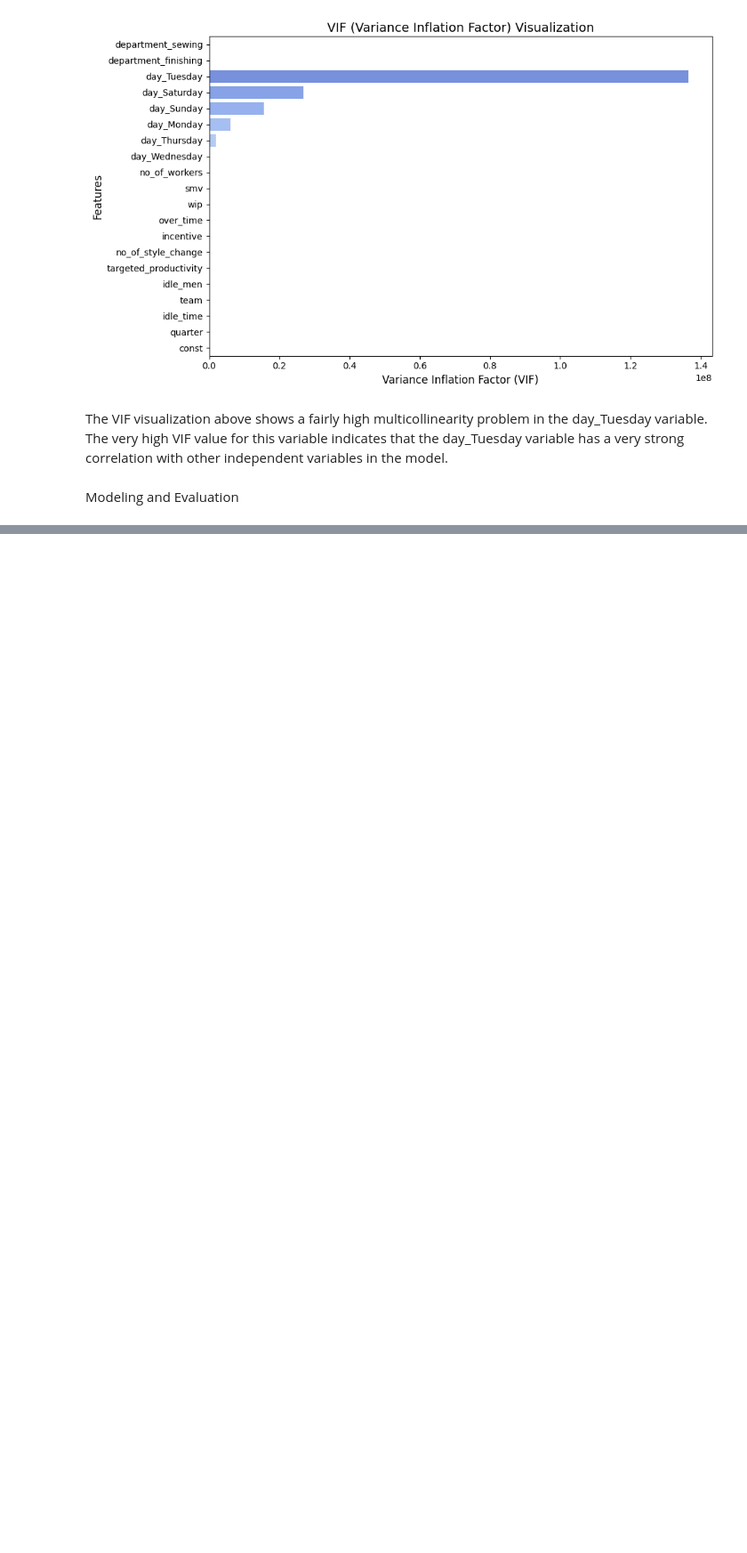
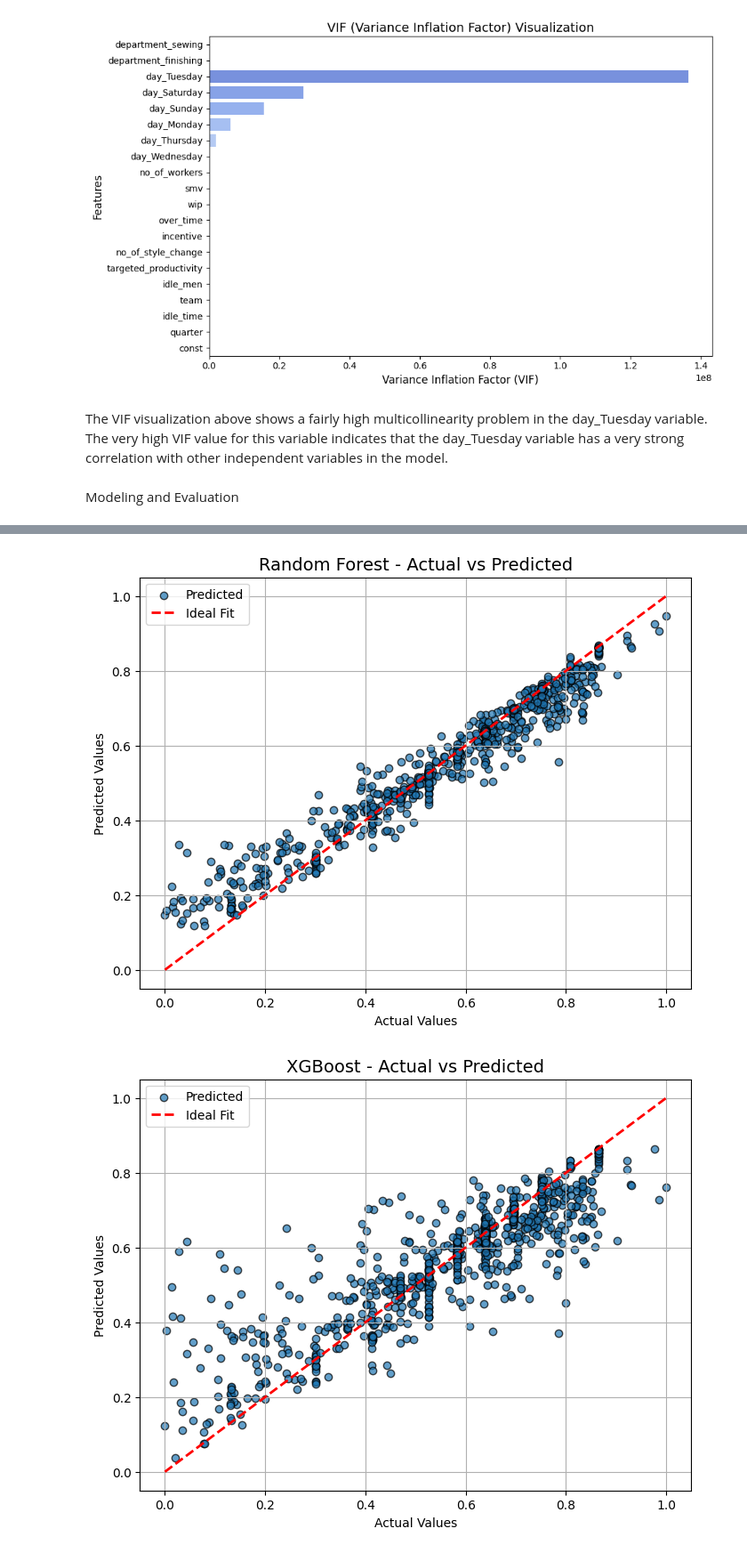
Before and after one commit to bagassarendra/GarmentWorkerProductivity-CapstoneProject, a Jupyter notebook: CapstoneProject.ipynb, the cells around one changed output, grey strips where cells are left out. Shown at 89% size. Saved outputs shown, nothing was run; the diff lists cells and outputs as text; code cells hidden in the pictures; blank space fills up the shorter version.

Commit message:
Modeling and Evaluation: Using 10 Different Algorithms, Hyperparameter Tuning Using GridSearchCV

```diff
--- a/CapstoneProject.ipynb
+++ b/CapstoneProject.ipynb
@@ -725,3 +727,15 @@ Passing `palette` without assigning `hue` is deprecated and will be removed in v
 The VIF visualization above shows a fairly high multicollinearity problem in the day_Tuesday variable. The very high VIF value for this variable indicates that the day_Tuesday variable has a very strong correlation with other independent variables in the model.
 # %% [markdown]
 Modeling and Evaluation
+# %%
+X = data.drop('actual_productivity', axis=1)
+y = data['actual_productivity']
+# %%
+X_train, X_test, y_train, y_test = train_test_split(X, y, test_size=0.25, random_state=42)
+# %%
+scaler = StandardScaler()
+X_train_scaled = scaler.fit_transform(X_train)
+X_test_scaled = scaler.transform(X_test)
+# %%
+def smape(y_true, y_pred):
+    return 100 * np.mean(2 * np.abs(y_pred - y_true) / (np.abs(y_true) + np.abs(y_pred)))
@@ -727,0 +858,33 @@ Modeling and Evaluation
+# %%
+def plot_scatter(y_actual, y_pred, model_name):
+    plt.figure(figsize=(8, 6))
+    plt.scatter(y_actual, y_pred, alpha=0.7, edgecolor='k', label='Predicted')
+    plt.plot([y_actual.min(), y_actual.max()], [y_actual.min(), y_actual.max()], 'r--', lw=2, label='Ideal Fit')
+    plt.title(f'{model_name} - Actual vs Predicted', fontsize=14)
+    plt.xlabel('Actual Values')
+    plt.ylabel('Predicted Values')
+    plt.legend()
+    plt.grid(True)
+    plt.show()
+
+best_models = {}
+results = []
+
+for model_name, model in models.items():
+    mae, mse, rmse, smape, best_model, best_params = evaluate_model(model, X_train, y_train, model_name)
+    best_models[model_name] = best_model
+    results.append({
+        'Model': model_name,
+        'MAE': mae,
+        'MSE': mse,
+        'RMSE': rmse,
+        'SMAPE': smape,
+        'Best Params': best_params
+    })
+
+for model_name, best_model in best_models.items():
+    y_pred = best_model.predict(X_train)
+    plot_scatter(y_train, y_pred, model_name)
+# %% [output]
+[figure, added]
+[figure, added]
```
Also changed, not shown: parts of 6 cells of this notebook.
